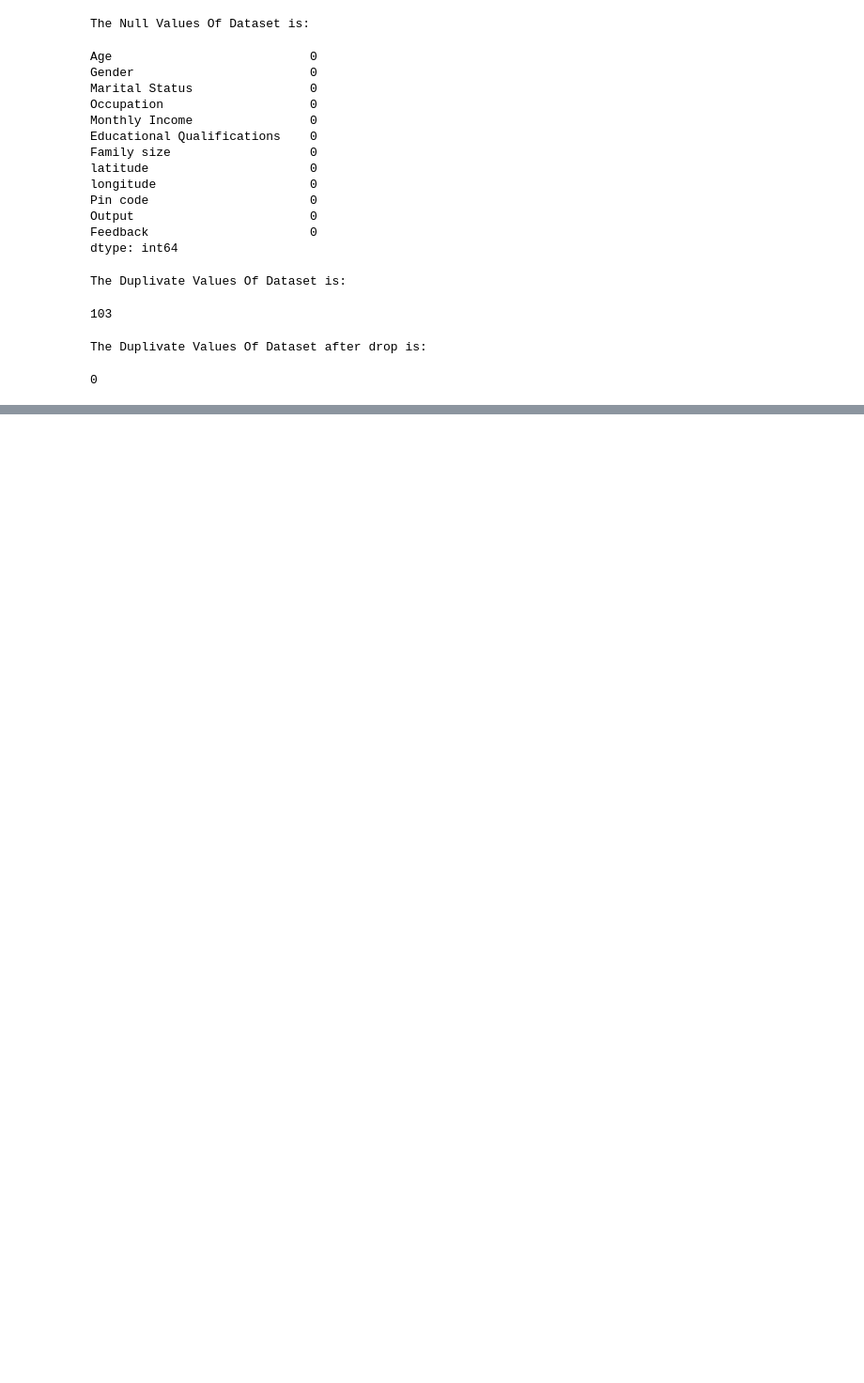
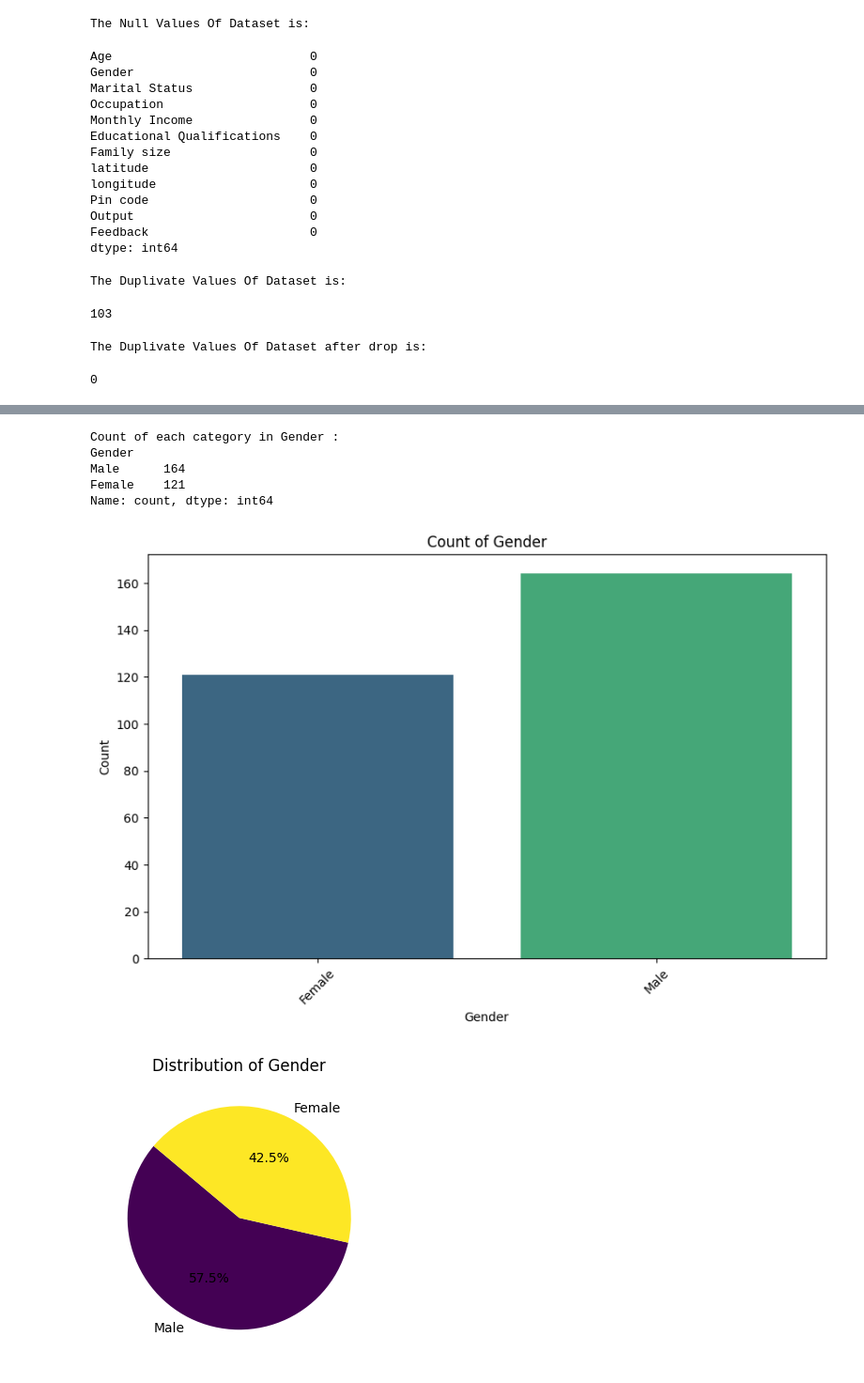
Before and after one commit to ChiaHouTan/Data-Analysis-Visualisation-CA1, a Jupyter notebook: Data_Analysis&Visualisation_CA1.ipynb, the cells around one changed output, grey strips where cells are left out. Shown at 94% size. Saved outputs shown, nothing was run; the diff lists cells and outputs as text; code cells hidden in the pictures; blank space fills up the shorter version.

```diff
--- a/Data_Analysis&Visualisation_CA1.ipynb
+++ b/Data_Analysis&Visualisation_CA1.ipynb
@@ -155,0 +204,10 @@ The Duplivate Values Of Dataset after drop is:
+# %%
+single_plot_distribution('Gender',table_d)
+# %% [output]
+Count of each category in Gender :
+Gender
+Male      164
+Female    121
+Name: count, dtype: int64
+[figure, added]
+[figure, added]
```
Also changed, not shown: parts of 12 cells of this notebook.
